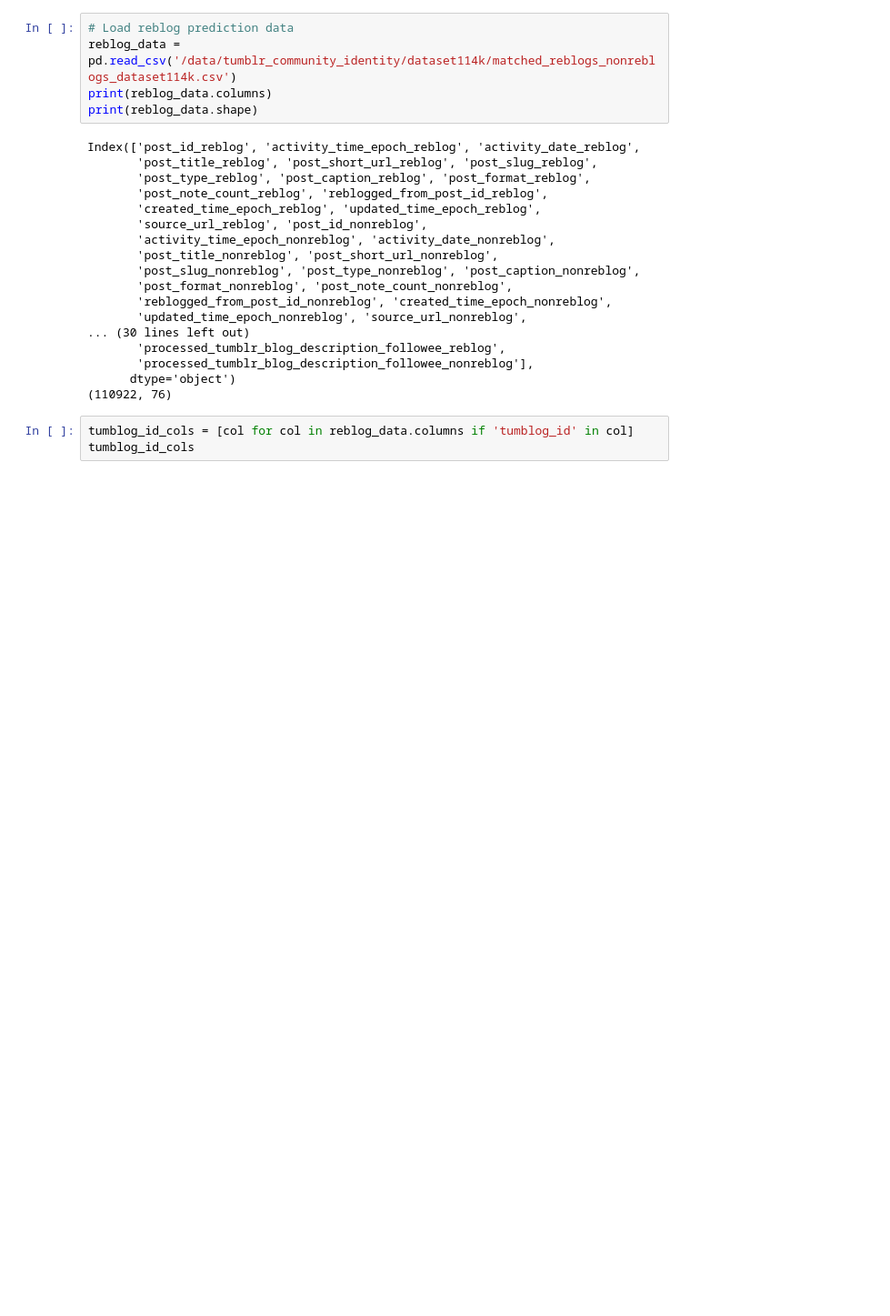
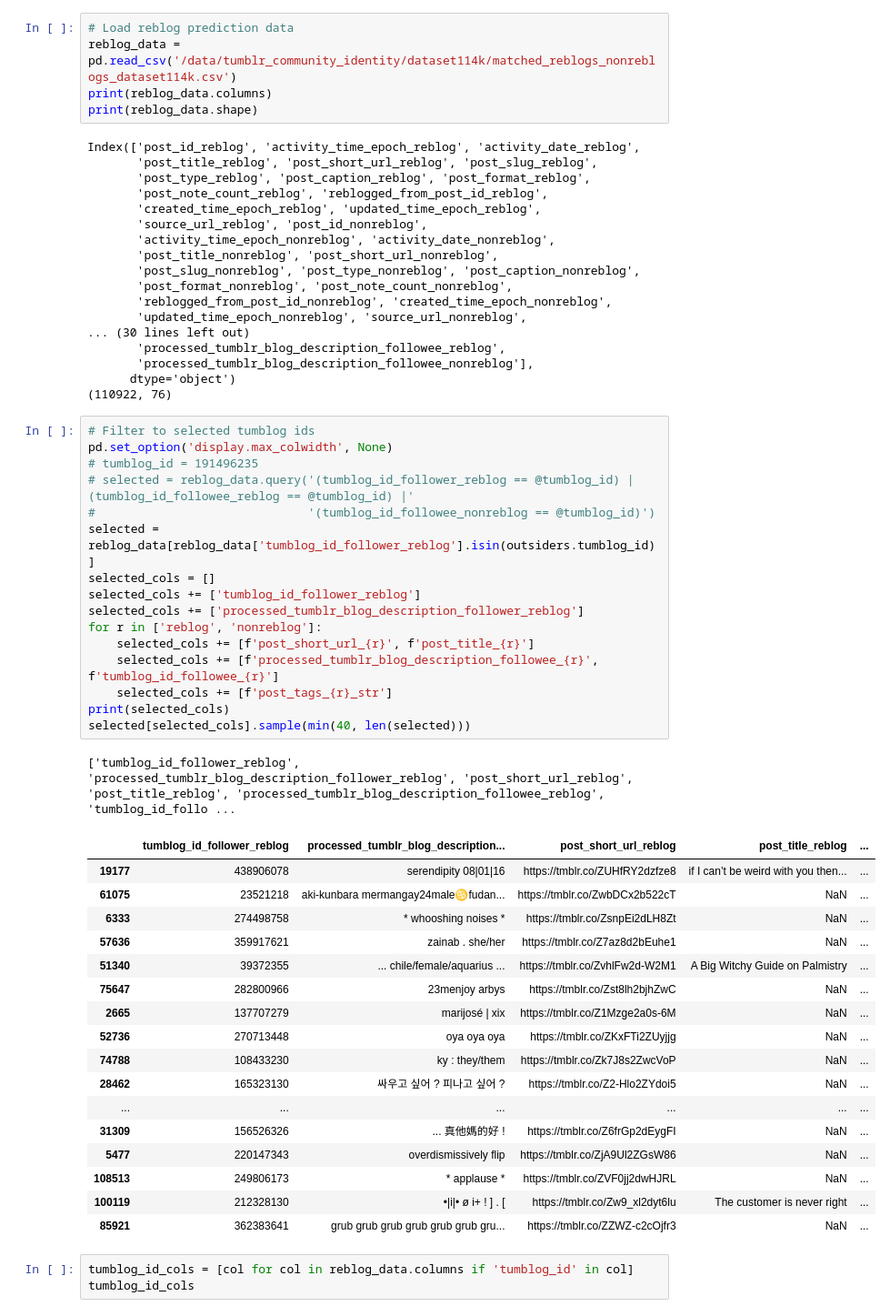
Before and after one commit to michaelmilleryoder/tumblr_community_identity, a Jupyter notebook: jupyter/check_reblogs.ipynb, the cells around one changed output. Shown at 91% size. Cells and saved outputs as stored; diff of their text form; blank space fills up the shorter version.

```diff
--- a/jupyter/check_reblogs.ipynb
+++ b/jupyter/check_reblogs.ipynb
@@ -240,6 +206,41 @@ Index(['post_id_reblog', 'activity_time_epoch_reblog', 'activity_date_reblog',
        'processed_tumblr_blog_description_followee_nonreblog'],
       dtype='object')
 (110922, 76)
+# %%
+# Filter to selected tumblog ids
+pd.set_option('display.max_colwidth', None)
+# tumblog_id = 191496235
+# selected = reblog_data.query('(tumblog_id_follower_reblog == @tumblog_id) | (tumblog_id_followee_reblog == @tumblog_id) |'
+#                              '(tumblog_id_followee_nonreblog == @tumblog_id)')
+selected = reblog_data[reblog_data['tumblog_id_follower_reblog'].isin(outsiders.tumblog_id)]
+selected_cols = []
+selected_cols += ['tumblog_id_follower_reblog']
+selected_cols += ['processed_tumblr_blog_description_follower_reblog']
+for r in ['reblog', 'nonreblog']:
+    selected_cols += [f'post_short_url_{r}', f'post_title_{r}']
+    selected_cols += [f'processed_tumblr_blog_description_followee_{r}', f'tumblog_id_followee_{r}']
+    selected_cols += [f'post_tags_{r}_str']
+print(selected_cols)
+selected[selected_cols].sample(min(40, len(selected)))
+# %% [output]
+['tumblog_id_follower_reblog', 'processed_tumblr_blog_description_follower_reblog', 'post_short_url_reblog', 'post_title_reblog', 'processed_tumblr_blog_description_followee_reblog', 'tumblog_id_follo ...
+|  | tumblog_id_follower_reblog | processed_tumblr_blog_description... | post_short_url_reblog | post_title_reblog | ... |
+| 19177 | 438906078 | serendipity 08|01|16 | https://tmblr.co/ZUHfRY2dzfze8 | if I can’t be weird with you then... | ... |
+| 61075 | 23521218 | aki-kunbara mermangay24male♋fudan... | https://tmblr.co/ZwbDCx2b522cT | NaN | ... |
+| 6333 | 274498758 | * whooshing noises * | https://tmblr.co/ZsnpEi2dLH8Zt | NaN | ... |
+| 57636 | 359917621 | zainab . she/her | https://tmblr.co/Z7az8d2bEuhe1 | NaN | ... |
+| 51340 | 39372355 | ... chile/female/aquarius ... | https://tmblr.co/ZvhlFw2d-W2M1 | A Big Witchy Guide on Palmistry | ... |
+| 75647 | 282800966 | 23menjoy arbys | https://tmblr.co/Zst8lh2bjhZwC | NaN | ... |
+| 2665 | 137707279 | marijosé | xix | https://tmblr.co/Z1Mzge2a0s-6M | NaN | ... |
+| 52736 | 270713448 | oya oya oya | https://tmblr.co/ZKxFTi2ZUyjjg | NaN | ... |
+| 74788 | 108433230 | ky : they/them | https://tmblr.co/Zk7J8s2ZwcVoP | NaN | ... |
+| 28462 | 165323130 | 싸우고 싶어 ? 피나고 싶어 ? | https://tmblr.co/Z2-Hlo2ZYdoi5 | NaN | ... |
+| ... | ... | ... | ... | ... | ... |
+| 31309 | 156526326 | ... 真他媽的好 ! | https://tmblr.co/Z6frGp2dEygFI | NaN | ... |
+| 5477 | 220147343 | overdismissively flip | https://tmblr.co/ZjA9Ul2ZGsW86 | NaN | ... |
+| 108513 | 249806173 | * applause * | https://tmblr.co/ZVF0jj2dwHJRL | NaN | ... |
+| 100119 | 212328130 | •|i|• ø i+ ! ] . [ | https://tmblr.co/Zw9_xl2dyt6lu | The customer is never right | ... |
+| 85921 | 362383641 | grub grub grub grub grub grub gru... | https://tmblr.co/ZZWZ-c2cOjfr3 | NaN | ... |
 # %%
 tumblog_id_cols = [col for col in reblog_data.columns if 'tumblog_id' in col]
 tumblog_id_cols
```
Also changed, not shown: parts of 15 cells of this notebook, 3 other files.
